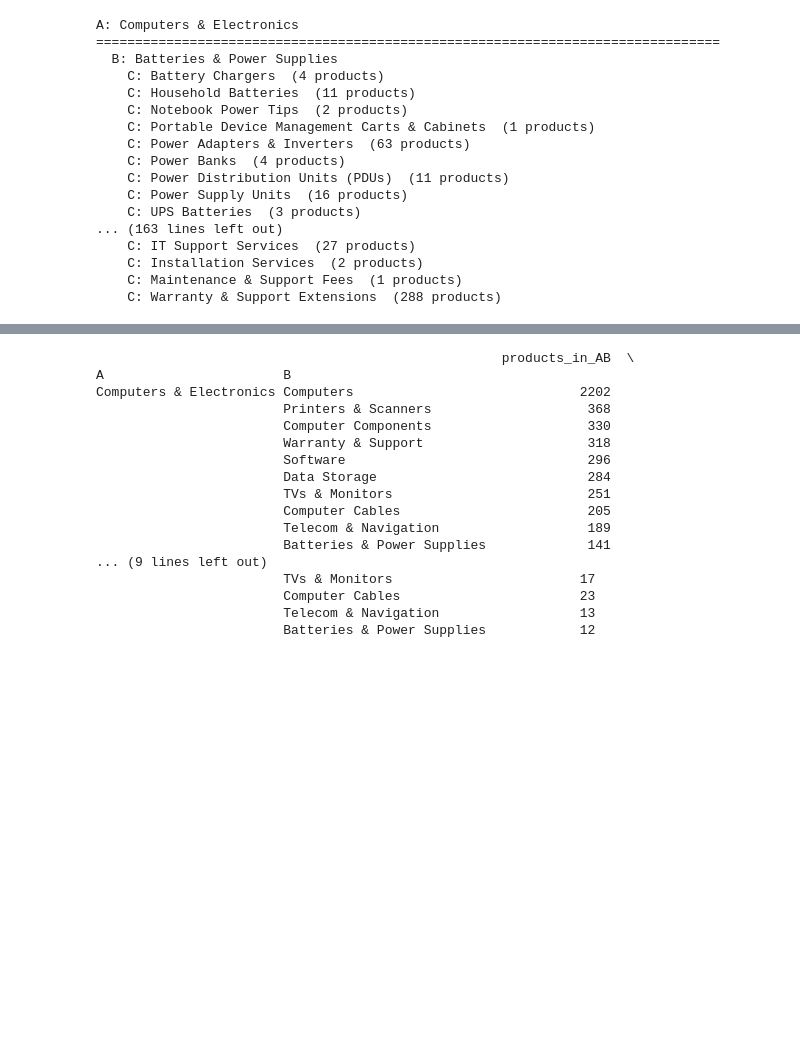
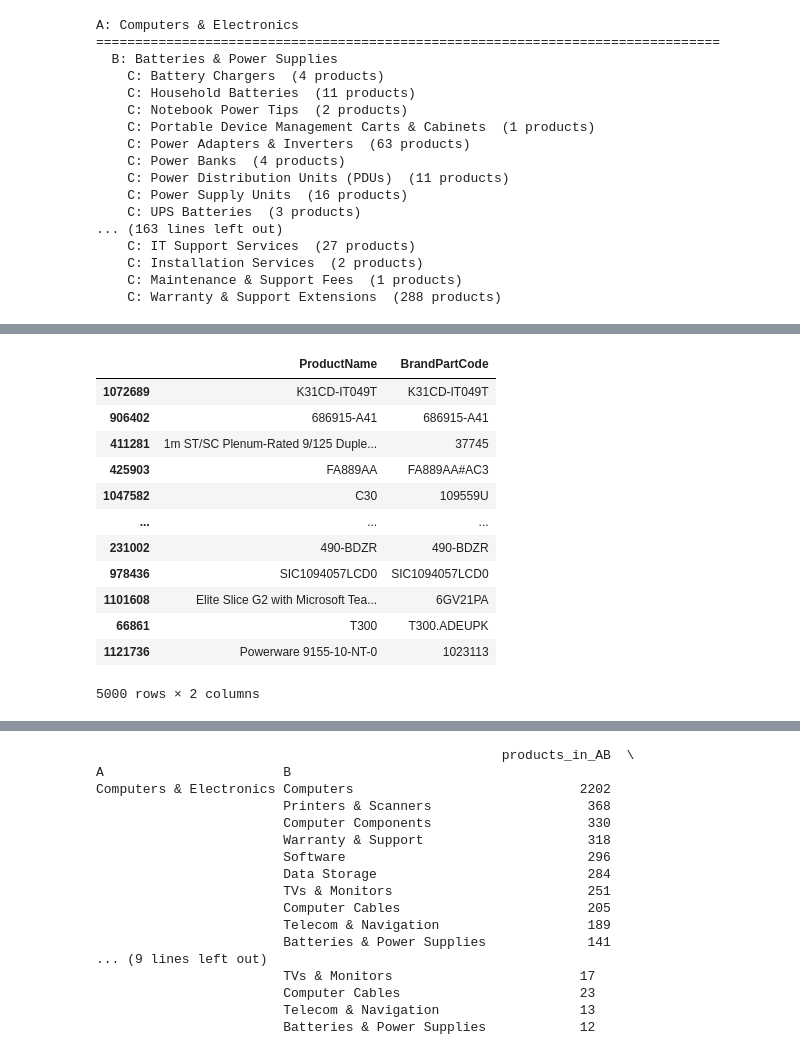
Before and after one commit to AlistairPereira/Taxonomy_Buidling_Textual_Corpora, a Jupyter notebook: prompt_engineering/prompt_engineering_truncate_4_level.ipynb, the cells around one changed output, grey strips where cells are left out. Cells and saved outputs as stored; diff of their text form; code cells hidden in the pictures; blank space fills up the shorter version.

```diff
--- a/prompt_engineering/prompt_engineering_truncate_4_level.ipynb
+++ b/prompt_engineering/prompt_engineering_truncate_4_level.ipynb
@@ -375,3 +385,19 @@ A: Computers & Electronics
+# %%
+df[['ProductName',"BrandPartCode"]]
+# %% [output]
+|  | ProductName | BrandPartCode |
+| 1072689 | K31CD-IT049T | K31CD-IT049T |
+| 906402 | 686915-A41 | 686915-A41 |
+| 411281 | 1m ST/SC Plenum-Rated 9/125 Duple... | 37745 |
+| 425903 | FA889AA | FA889AA#AC3 |
+| 1047582 | C30 | 109559U |
+| ... | ... | ... |
+| 231002 | 490-BDZR | 490-BDZR |
+| 978436 | SIC1094057LCD0 | SIC1094057LCD0 |
+| 1101608 | Elite Slice G2 with Microsoft Tea... | 6GV21PA |
+| 66861 | T300 | T300.ADEUPK |
+| 1121736 | Powerware 9155-10-NT-0 | 1023113 |
+5000 rows × 2 columns
 # %%
 def report_ABC_products(df):
     for a in df["A"].unique():
```
Also changed, not shown: parts of 41 cells of this notebook.
